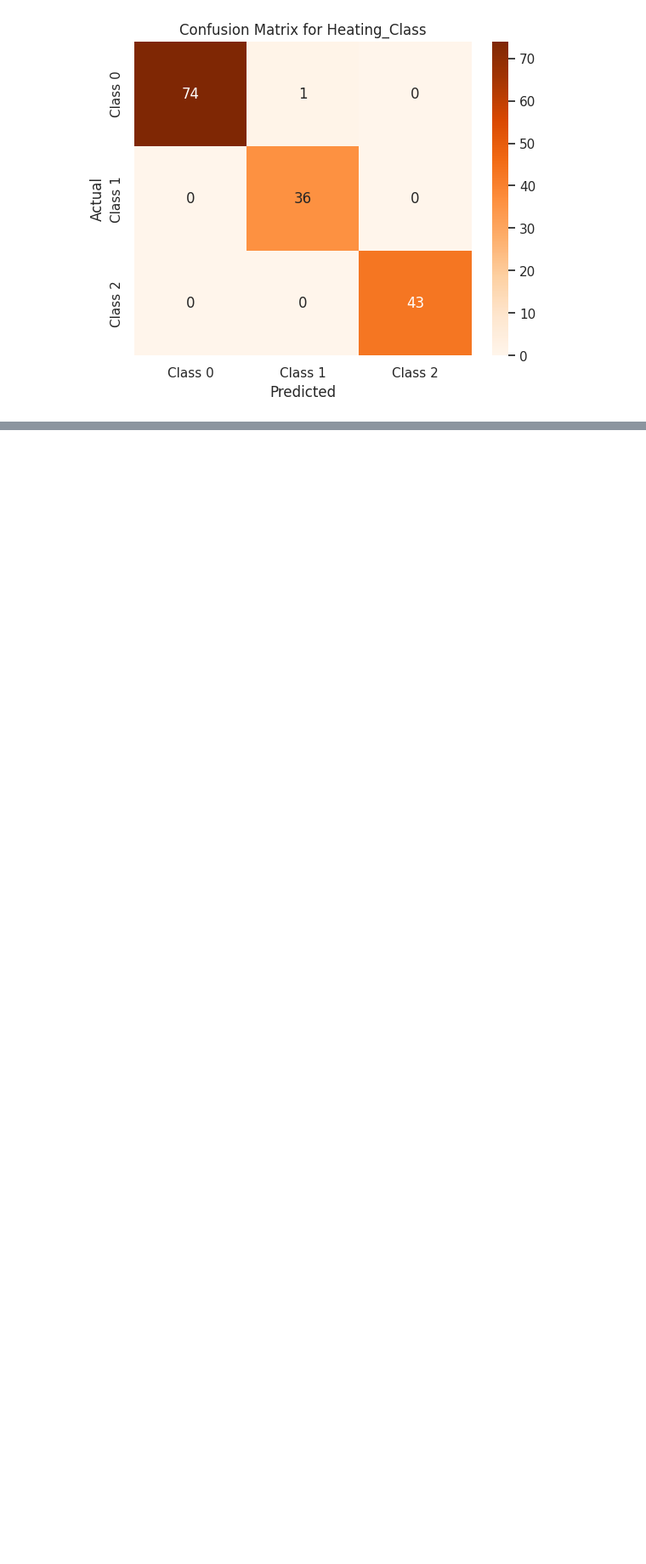
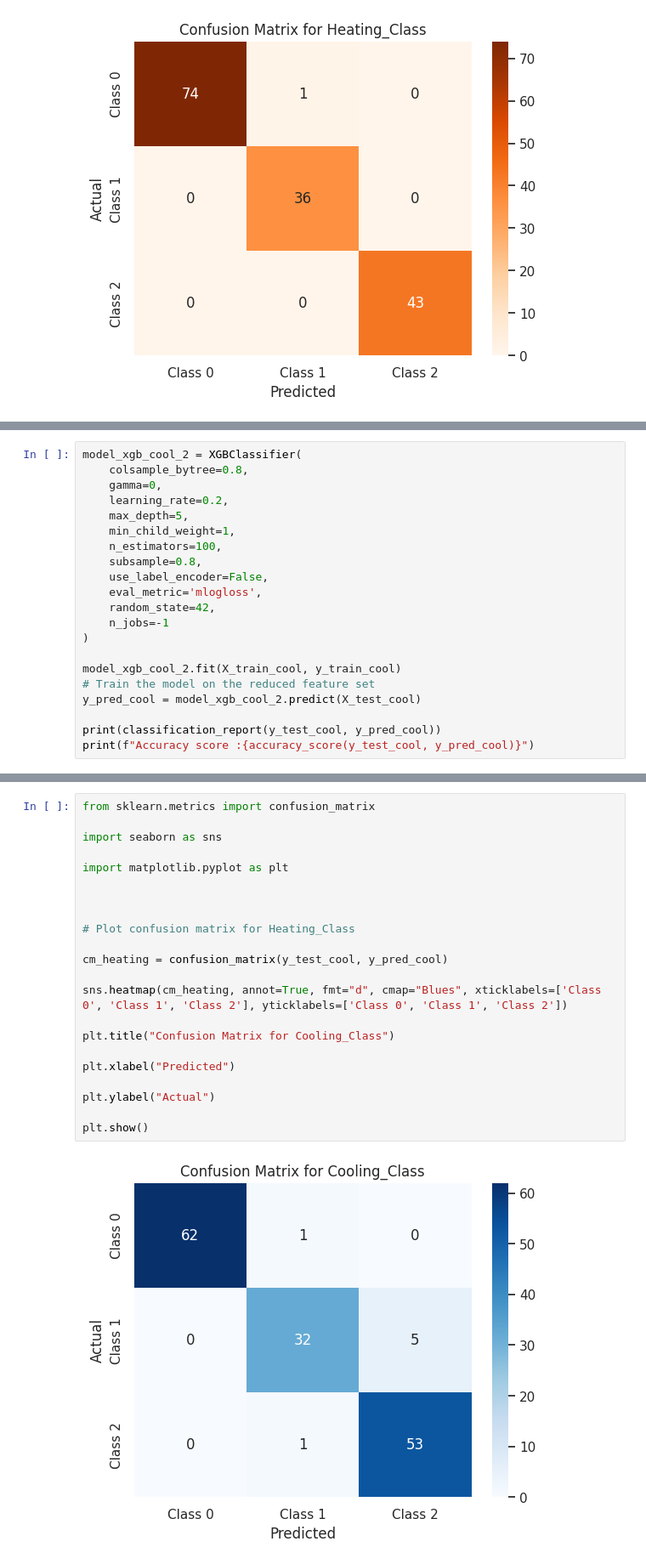
Before and after one commit to ameygawade/DataScience-Kaggle-Energy-efficiency-classification, a Jupyter notebook: multi-ouput-classification-energy-efficiency.ipynb, the cells around one changed output, grey strips where cells are left out. Shown at 85% size. Saved outputs shown, nothing was run; the diff lists cells and outputs as text; blank space fills up the shorter version.

Commit message:
Kaggle Notebook | Multi-ouput_classification-Energy_efficiency | Version 9

```diff
--- a/multi-ouput-classification-energy-efficiency.ipynb
+++ b/multi-ouput-classification-energy-efficiency.ipynb
@@ -1225,0 +1431,21 @@ plt.show()
+# %%
+model_xgb_cool_2 = XGBClassifier(
+    colsample_bytree=0.8,
+    gamma=0,
+    learning_rate=0.2,
+    max_depth=5,
+    min_child_weight=1,
+    n_estimators=100,
+    subsample=0.8,
+    use_label_encoder=False,
+    eval_metric='mlogloss',
+    random_state=42,
+    n_jobs=-1
+)
+
+model_xgb_cool_2.fit(X_train_cool, y_train_cool)
+# Train the model on the reduced feature set
+y_pred_cool = model_xgb_cool_2.predict(X_test_cool)
+
+print(classification_report(y_test_cool, y_pred_cool))
+print(f"Accuracy score :{accuracy_score(y_test_cool, y_pred_cool)}")
@@ -1225,0 +1464,24 @@ plt.show()
+# %%
+from sklearn.metrics import confusion_matrix
+
+import seaborn as sns
+
+import matplotlib.pyplot as plt
+
+
+
+# Plot confusion matrix for Heating_Class
+
+cm_heating = confusion_matrix(y_test_cool, y_pred_cool)
+
+sns.heatmap(cm_heating, annot=True, fmt="d", cmap="Blues", xticklabels=['Class 0', 'Class 1', 'Class 2'], yticklabels=['Class 0', 'Class 1', 'Class 2'])
+
+plt.title("Confusion Matrix for Cooling_Class")
+
+plt.xlabel("Predicted")
+
+plt.ylabel("Actual")
+
+plt.show()
+# %% [output]
+[figure, added]
```
Also changed, not shown: parts of 23 cells of this notebook.
